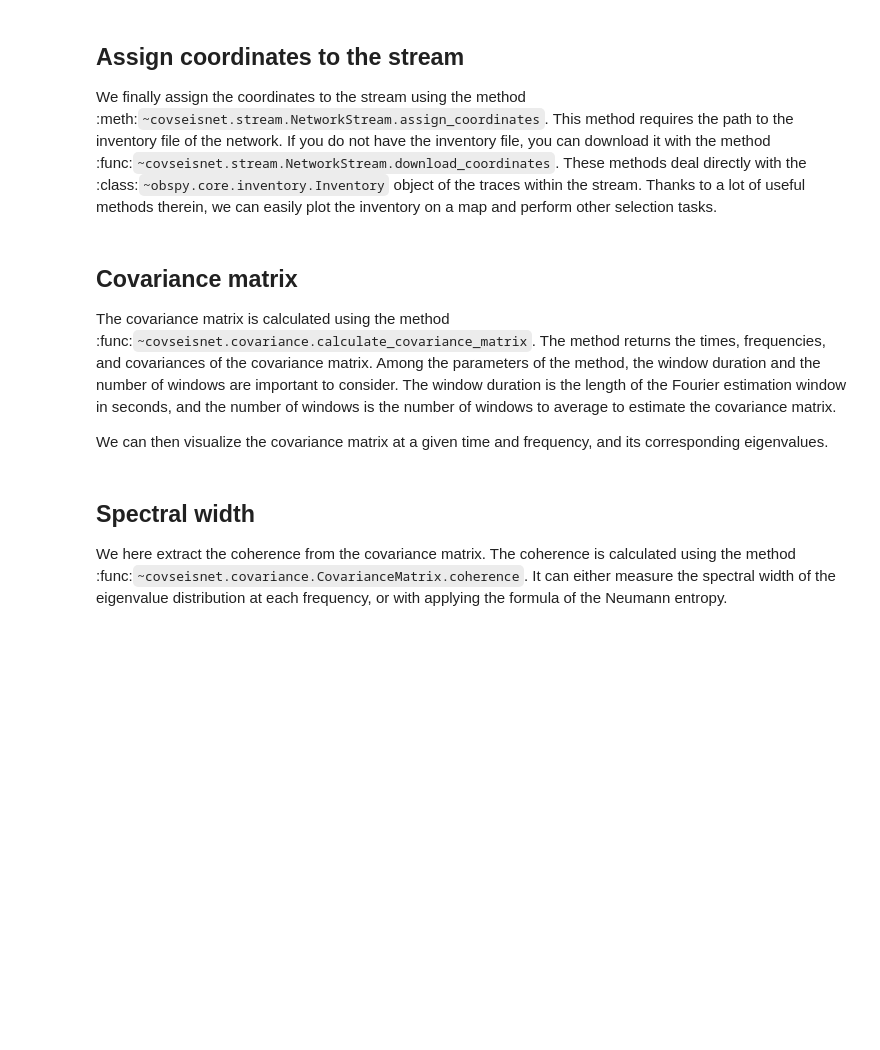
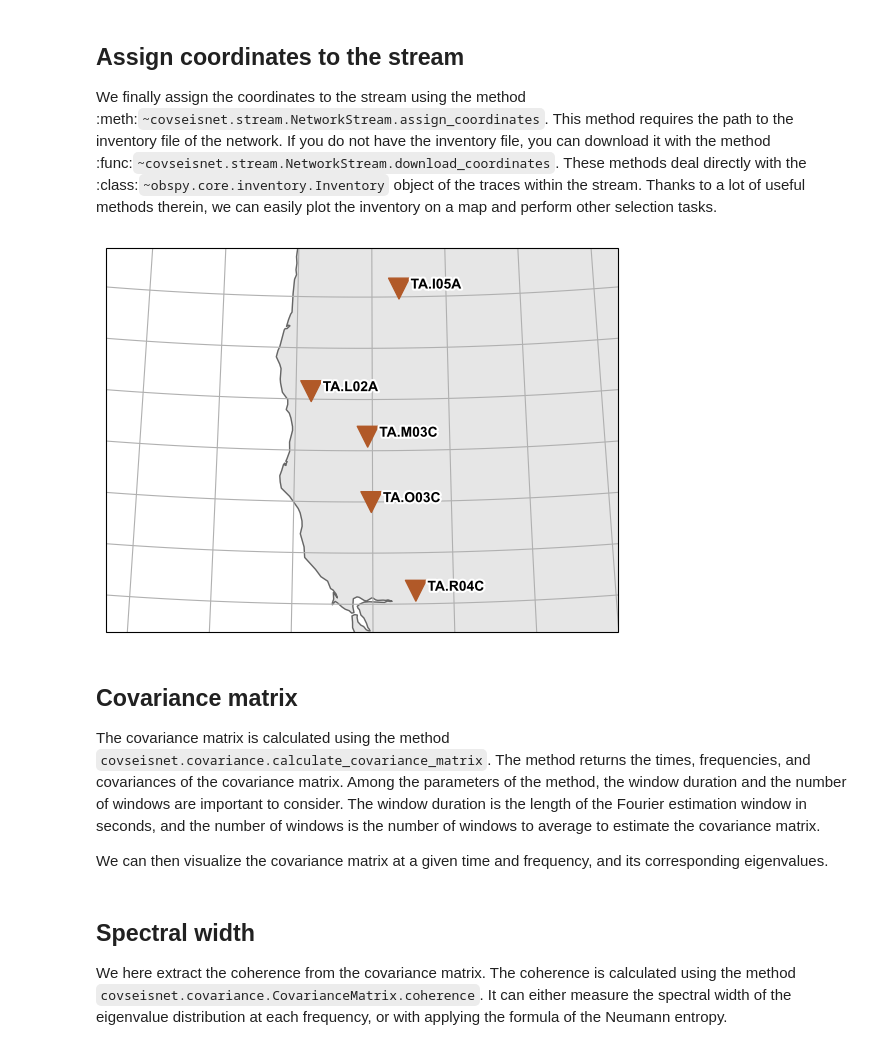
Before and after one commit to leonard-seydoux/covseisnet, a Jupyter notebook: docs/source/examples/correlation.ipynb, the cells around one changed output. Drawn from its saved outputs; the diff is of its cells as text; code cells hidden in the pictures; blank space fills up the shorter version.

Commit message:
Adapted USArray example with new data path

```diff
--- a/docs/source/examples/correlation.ipynb
+++ b/docs/source/examples/correlation.ipynb
@@ -36,12 +20,8 @@ automatic and can be used in a custom way. We then normalize the traces for
 cross-correlation in the time domain.
 # %%
 # Path to the example stream
-FILEPATH_WAVEFORMS = "data/usarray_example.mseed"
-FILEPATH_INVENTORY = "data/usarray_example.xml"
-
-# Download the data if does not exist
-if not path.exists(FILEPATH_WAVEFORMS) or not path.exists(FILEPATH_INVENTORY):
-    csn.data.download_usarray_data()
+FILEPATH_WAVEFORMS = "../data/usarray.mseed"
+FILEPATH_INVENTORY = "../data/usarray.xml"
 
 # Read example stream
 stream = csn.read(FILEPATH_WAVEFORMS)
@@ -65,22 +45,17 @@ can easily plot the inventory on a map and perform other selection tasks.
 # %%
 # Assign coordinates to the stream
 stream.assign_coordinates(FILEPATH_INVENTORY)
 
 # Plot inventory
-stream.inventory.plot(projection="local", resolution="i")
+fig = stream.inventory.plot(projection="local", resolution="i")
+# %% [output]
+[figure, added]
 # %% [markdown]
 ## Covariance matrix
 
-The covariance matrix is calculated using the method
-:func:`~covseisnet.covariance.calculate_covariance_matrix`. The method
-returns the times, frequencies, and covariances of the covariance matrix.
-Among the parameters of the method, the window duration and the number of
-windows are important to consider. The window duration is the length of the
-Fourier estimation window in seconds, and the number of windows is the
-number of windows to average to estimate the covariance matrix.
+The covariance matrix is calculated using the method `covseisnet.covariance.calculate_covariance_matrix`. The method returns the times, frequencies, and covariances of the covariance matrix. Among the parameters of the method, the window duration and the number of windows are important to consider. The window duration is the length of the Fourier estimation window in seconds, and the number of windows is the number of windows to average to estimate the covariance matrix.
 
-We can then visualize the covariance matrix at a given time and frequency,
-and its corresponding eigenvalues.
+We can then visualize the covariance matrix at a given time and frequency, and its corresponding eigenvalues.
 # %%
 # Calculate covariance matrix
 times, frequencies, covariances = csn.calculate_covariance_matrix(
@@ -89,11 +64,7 @@ times, frequencies, covariances = csn.calculate_covariance_matrix(
 # %% [markdown]
 ## Spectral width
 
-We here extract the coherence from the covariance matrix. The coherence is
-calculated using the method
-:func:`~covseisnet.covariance.CovarianceMatrix.coherence`. It can either
-measure the spectral width of the eigenvalue distribution at each frequency,
-or with applying the formula of the Neumann entropy.
+We here extract the coherence from the covariance matrix. The coherence is calculated using the method `covseisnet.covariance.CovarianceMatrix.coherence`. It can either measure the spectral width of the eigenvalue distribution at each frequency, or with applying the formula of the Neumann entropy.
 # %%
 frequency_band = 1 / 80, 1 / 15
 
```
Also changed, not shown: parts of 5 cells of this notebook, 2 other files.
